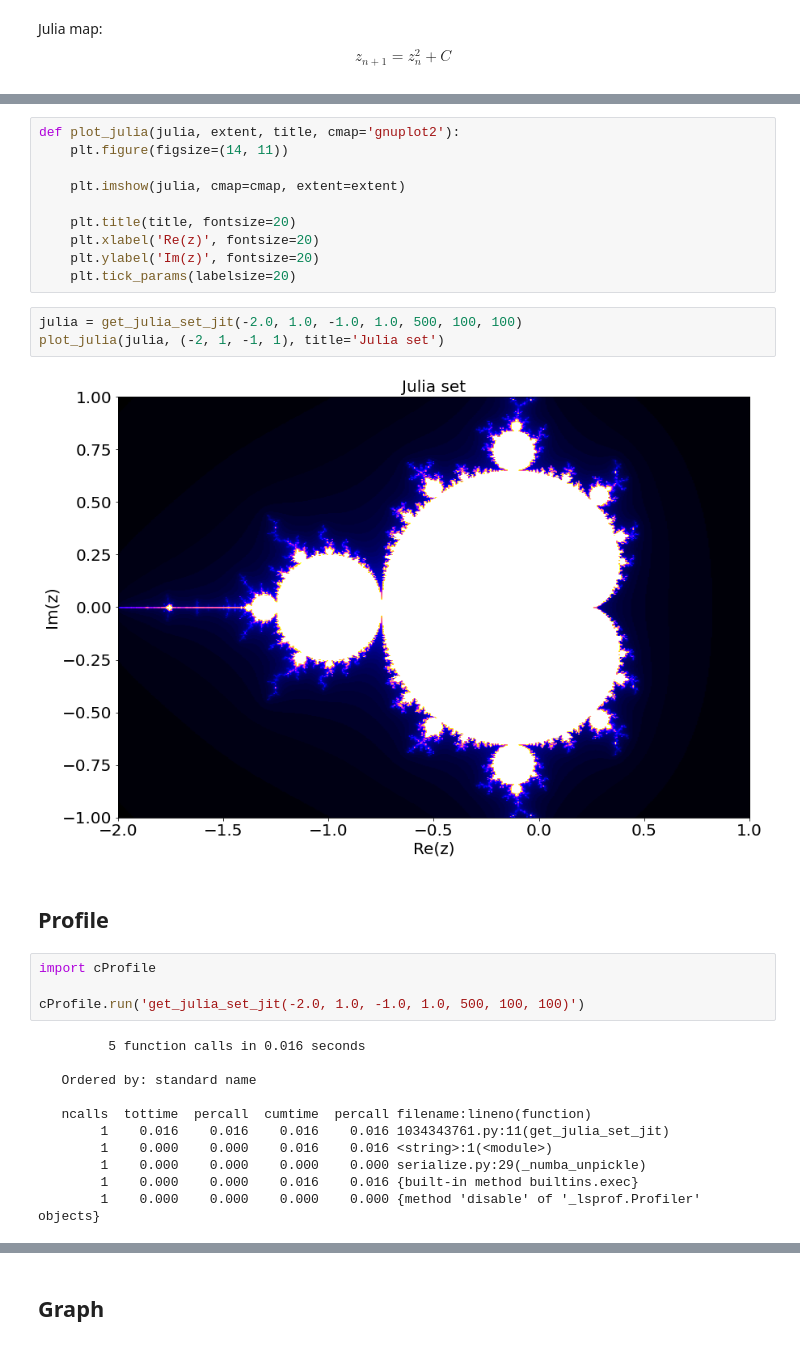
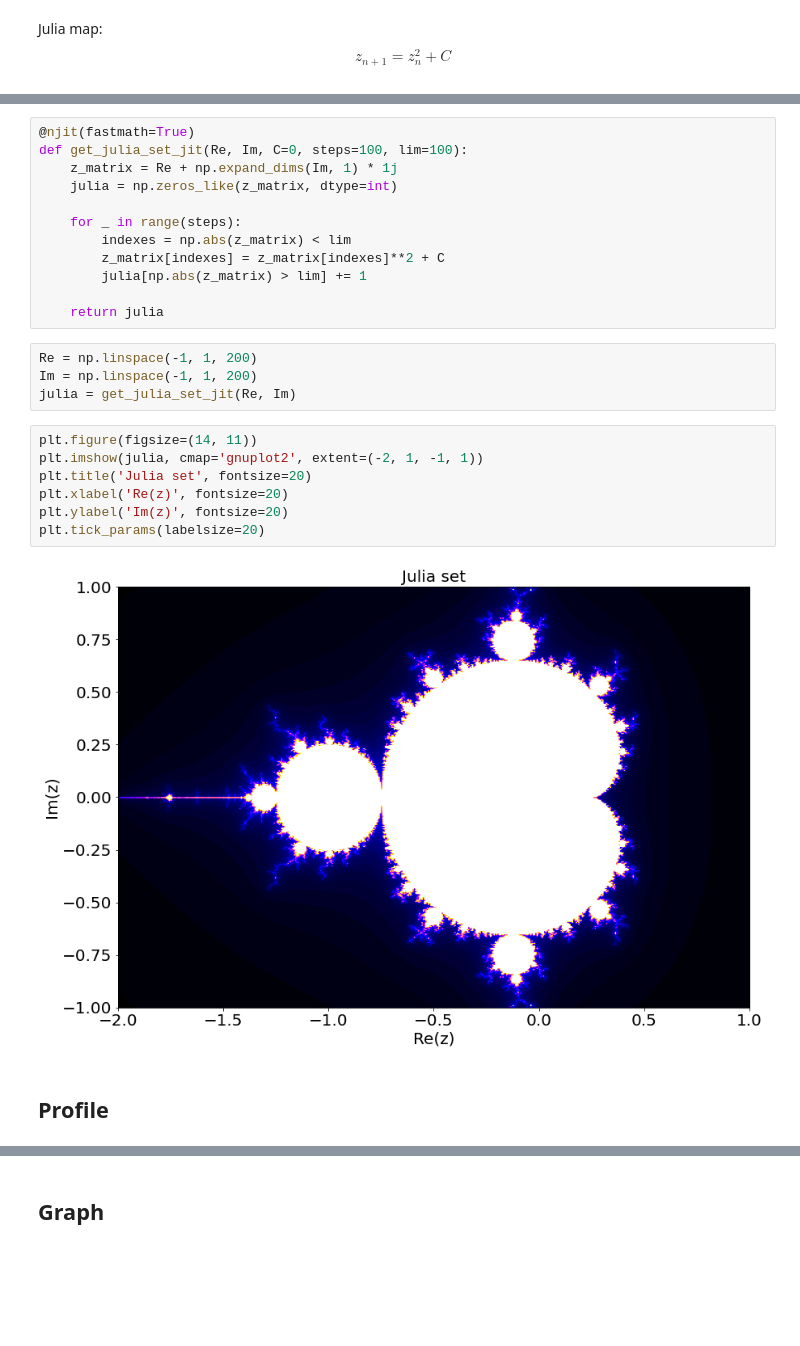
Before and after one commit to CaBuHoB/High-Performance-Python-Lab, a Jupyter notebook: Tasks/Task_14.ipynb, the cells around one changed output, grey strips where cells are left out. Saved outputs shown, nothing was run; the diff lists cells and outputs as text; blank space fills up the shorter version.

```diff
--- a/Tasks/Task_14.ipynb
+++ b/Tasks/Task_14.ipynb
@@ -76,32 +33,27 @@ def get_julia_set_jit(min_x, max_x, min_y, max_y, size, iters, limit):
+# %%
+@njit(fastmath=True)
+def get_julia_set_jit(Re, Im, C=0, steps=100, lim=100):
+    z_matrix = Re + np.expand_dims(Im, 1) * 1j
+    julia = np.zeros_like(z_matrix, dtype=int)
+
+    for _ in range(steps):
+        indexes = np.abs(z_matrix) < lim
+        z_matrix[indexes] = z_matrix[indexes]**2 + C
+        julia[np.abs(z_matrix) > lim] += 1
+
+    return julia
+# %%
+Re = np.linspace(-1, 1, 200)
+Im = np.linspace(-1, 1, 200)
+julia = get_julia_set_jit(Re, Im)
 # %%
-def plot_julia(julia, extent, title, cmap='gnuplot2'):
-    plt.figure(figsize=(14, 11))
-
-    plt.imshow(julia, cmap=cmap, extent=extent)
-
-    plt.title(title, fontsize=20)
-    plt.xlabel('Re(z)', fontsize=20)
-    plt.ylabel('Im(z)', fontsize=20)
-    plt.tick_params(labelsize=20)
+plt.figure(figsize=(14, 11))
+plt.imshow(julia, cmap='gnuplot2', extent=(-2, 1, -1, 1))
+plt.title('Julia set', fontsize=20)
+plt.xlabel('Re(z)', fontsize=20)
+plt.ylabel('Im(z)', fontsize=20)
+plt.tick_params(labelsize=20)
+# %% [output]
+[figure, added]
-# %%
-julia = get_julia_set_jit(-2.0, 1.0, -1.0, 1.0, 500, 100, 100)
-plot_julia(julia, (-2, 1, -1, 1), title='Julia set')
-# %% [output]
-[figure, removed]
 # %% [markdown]
 ## Profile
-# %%
-import cProfile
-
-cProfile.run('get_julia_set_jit(-2.0, 1.0, -1.0, 1.0, 500, 100, 100)')
-# %% [output]
-         5 function calls in 0.016 seconds
-
-   Ordered by: standard name
-
-   ncalls  tottime  percall  cumtime  percall filename:lineno(function)
-        1    0.016    0.016    0.016    0.016 1034343761.py:11(get_julia_set_jit)
-        1    0.000    0.000    0.016    0.016 <string>:1(<module>)
-        1    0.000    0.000    0.000    0.000 serialize.py:29(_numba_unpickle)
-        1    0.000    0.000    0.016    0.016 {built-in method builtins.exec}
-        1    0.000    0.000    0.000    0.000 {method 'disable' of '_lsprof.Profiler' objects}
```
Also changed, not shown: parts of 6 cells of this notebook, 3 other files.
